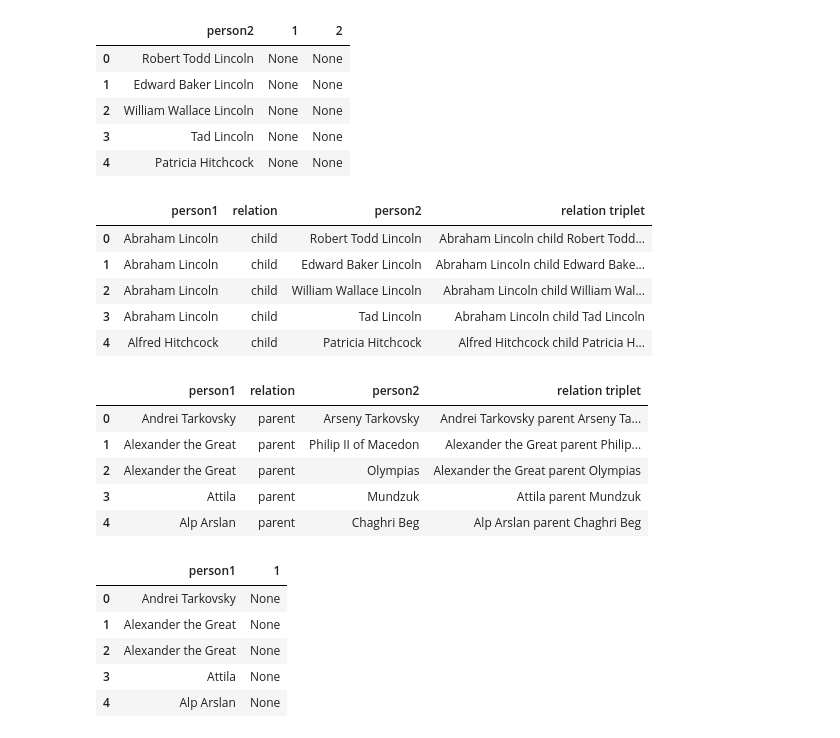
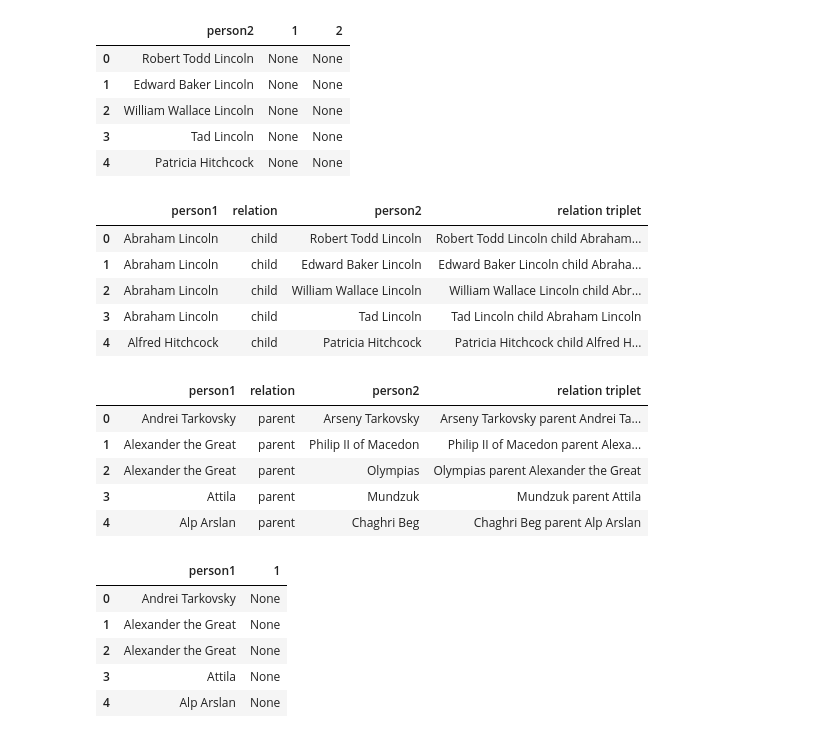
Before and after one commit to kotiyalanurag/EXPLAINABLE-AI, a Jupyter notebook: Data Cleaner.ipynb, the cells around one changed output. Drawn from its saved outputs; the diff is of its cells as text; code cells hidden in the pictures.

```diff
--- a/Data Cleaner.ipynb
+++ b/Data Cleaner.ipynb
@@ -329,28 +329,28 @@ child_split_2.head()
 #child_data['merged'] = child_split_1['person1'].astype(str) + ' ' + child_data['relation'].astype(str) + ' ' + child_split_2['person2'].astype(str)
 #child_data.head()
 # %%
-child_data = merge_column(child_split_1, child_data, child_split_2)
+child_data = merge_column(child_split_2, child_data, child_split_1, col1='person2', col2='relation', col3='person1')
 child_data.head()
 # %% [output]
 |  | person1 | relation | person2 | relation triplet |
-| 0 | Abraham Lincoln | child | Robert Todd Lincoln | Abraham Lincoln child Robert Todd... |
-| 1 | Abraham Lincoln | child | Edward Baker Lincoln | Abraham Lincoln child Edward Bake... |
-| 2 | Abraham Lincoln | child | William Wallace Lincoln | Abraham Lincoln child William Wal... |
-| 3 | Abraham Lincoln | child | Tad Lincoln | Abraham Lincoln child Tad Lincoln |
-| 4 | Alfred Hitchcock | child | Patricia Hitchcock | Alfred Hitchcock child Patricia H... |
+| 0 | Abraham Lincoln | child | Robert Todd Lincoln | Robert Todd Lincoln child Abraham... |
+| 1 | Abraham Lincoln | child | Edward Baker Lincoln | Edward Baker Lincoln child Abraha... |
+| 2 | Abraham Lincoln | child | William Wallace Lincoln | William Wallace Lincoln child Abr... |
+| 3 | Abraham Lincoln | child | Tad Lincoln | Tad Lincoln child Abraham Lincoln |
+| 4 | Alfred Hitchcock | child | Patricia Hitchcock | Patricia Hitchcock child Alfred H... |
 # %%
 parent_split_1 = split_column(parent_data['person1'], ',', col_name = 'person1')
 parent_split_2 = split_column(parent_data['person2'], ',', col_name = 'person2')
 # %%
-parent_data = merge_column(parent_split_1, parent_data, parent_split_2)
+parent_data = merge_column(parent_split_2, parent_data, parent_split_1, col1='person2', col2='relation', col3='person1')
 parent_data.head()
 # %% [output]
 |  | person1 | relation | person2 | relation triplet |
-| 0 | Andrei Tarkovsky | parent | Arseny Tarkovsky | Andrei Tarkovsky parent Arseny Ta... |
-| 1 | Alexander the Great | parent | Philip II of Macedon | Alexander the Great parent Philip... |
-| 2 | Alexander the Great | parent | Olympias | Alexander the Great parent Olympias |
-| 3 | Attila | parent | Mundzuk | Attila parent Mundzuk |
-| 4 | Alp Arslan | parent | Chaghri Beg | Alp Arslan parent Chaghri Beg |
+| 0 | Andrei Tarkovsky | parent | Arseny Tarkovsky | Arseny Tarkovsky parent Andrei Ta... |
+| 1 | Alexander the Great | parent | Philip II of Macedon | Philip II of Macedon parent Alexa... |
+| 2 | Alexander the Great | parent | Olympias | Olympias parent Alexander the Great |
+| 3 | Attila | parent | Mundzuk | Mundzuk parent Attila |
+| 4 | Alp Arslan | parent | Chaghri Beg | Chaghri Beg parent Alp Arslan |
 # %%
 parent_split_1.head()
 # %% [output]
```
Also changed, not shown: parts of 6 cells of this notebook.
